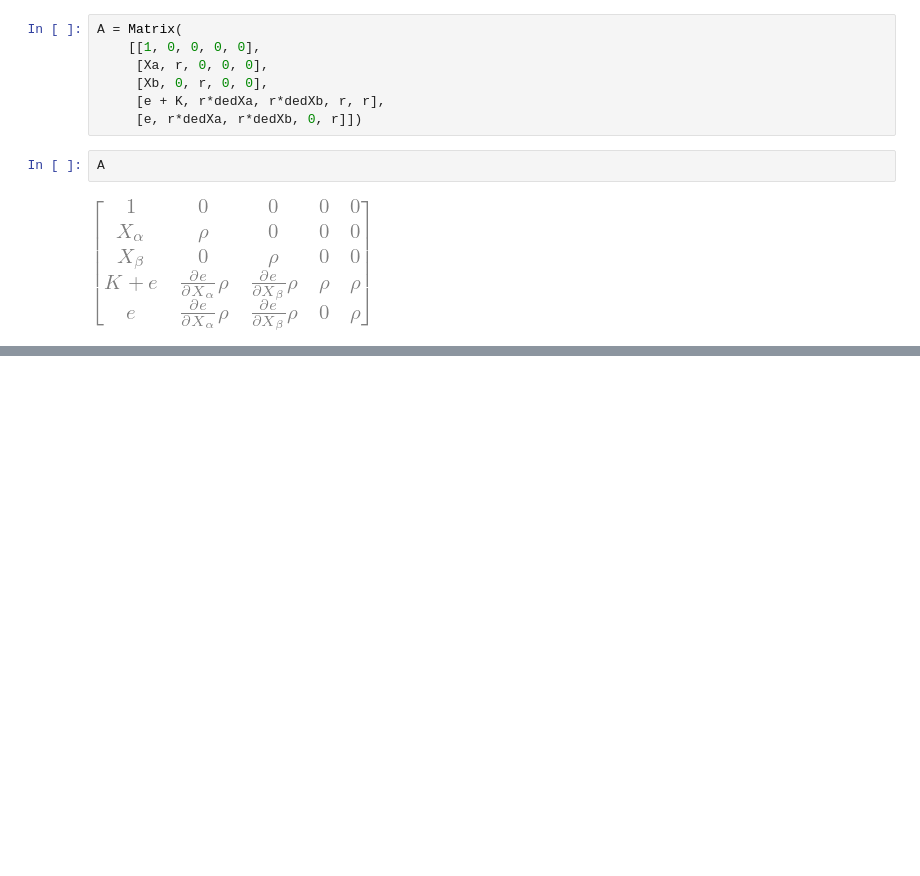
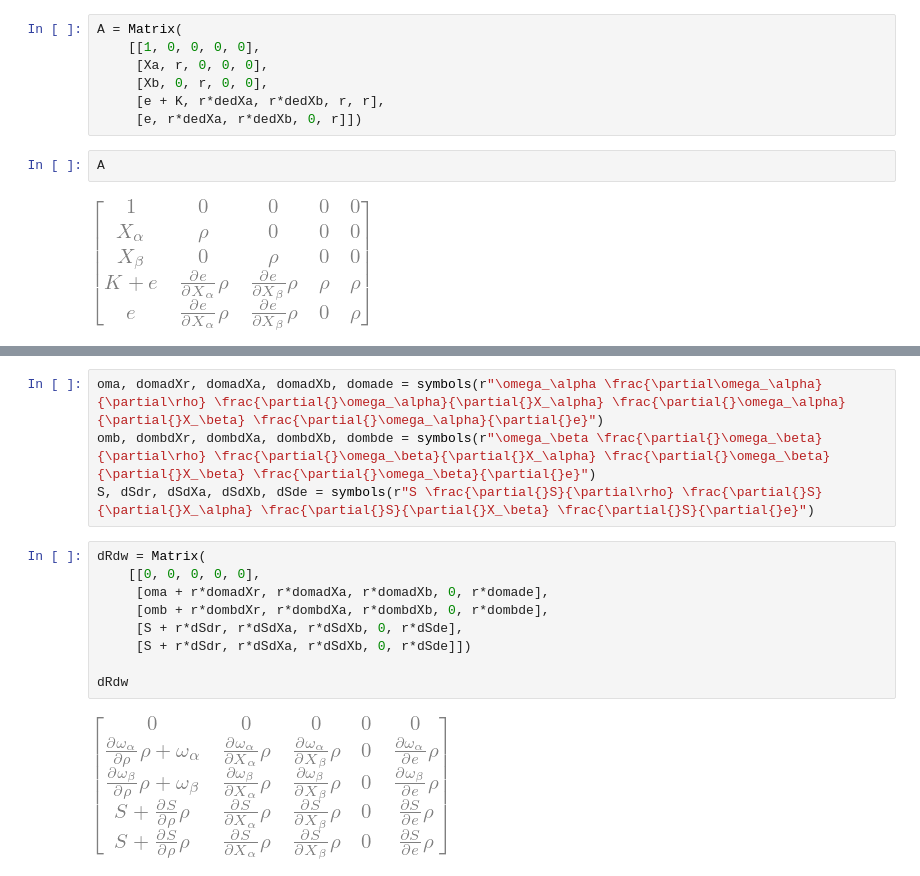
Before and after one commit to sbu-cafe/papers, a Jupyter notebook: simplified_sdc_intro/simplified_sdc_derivations.ipynb, the cells around one changed output, grey strips where cells are left out. Drawn from its saved outputs; the diff is of its cells as text; blank space fills up the shorter version.

```diff
--- a/simplified_sdc_intro/simplified_sdc_derivations.ipynb
+++ b/simplified_sdc_intro/simplified_sdc_derivations.ipynb
@@ -113,2 +114,17 @@ simplify(A.inv())
 # %% [output]
 [figure]
+# %%
+oma, domadXr, domadXa, domadXb, domade = symbols(r"\omega_\alpha \frac{\partial\omega_\alpha}{\partial\rho} \frac{\partial{}\omega_\alpha}{\partial{}X_\alpha} \frac{\partial{}\omega_\alpha}{\partial{}X_\beta} \frac{\partial{}\omega_\alpha}{\partial{}e}")
+omb, dombdXr, dombdXa, dombdXb, dombde = symbols(r"\omega_\beta \frac{\partial{}\omega_\beta}{\partial\rho} \frac{\partial{}\omega_\beta}{\partial{}X_\alpha} \frac{\partial{}\omega_\beta}{\partial{}X_\beta} \frac{\partial{}\omega_\beta}{\partial{}e}")
+S, dSdr, dSdXa, dSdXb, dSde = symbols(r"S \frac{\partial{}S}{\partial\rho} \frac{\partial{}S}{\partial{}X_\alpha} \frac{\partial{}S}{\partial{}X_\beta} \frac{\partial{}S}{\partial{}e}")
+# %%
+dRdw = Matrix(
+    [[0, 0, 0, 0, 0],
+     [oma + r*domadXr, r*domadXa, r*domadXb, 0, r*domade],
+     [omb + r*dombdXr, r*dombdXa, r*dombdXb, 0, r*dombde],
+     [S + r*dSdr, r*dSdXa, r*dSdXb, 0, r*dSde],
+     [S + r*dSdr, r*dSdXa, r*dSdXb, 0, r*dSde]])
+
+dRdw
+# %% [output]
+[figure, added]
```
Also changed, not shown: parts of 3 cells of this notebook, 1 other file.
